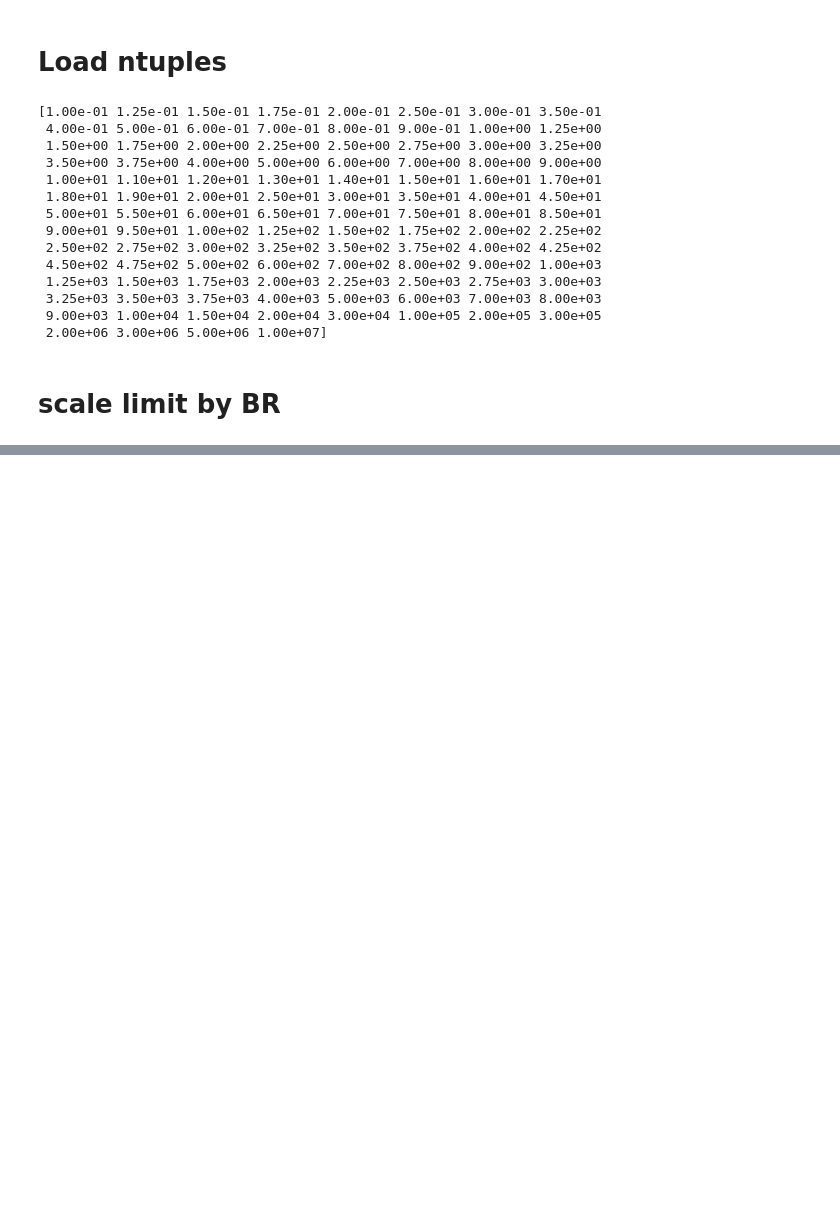
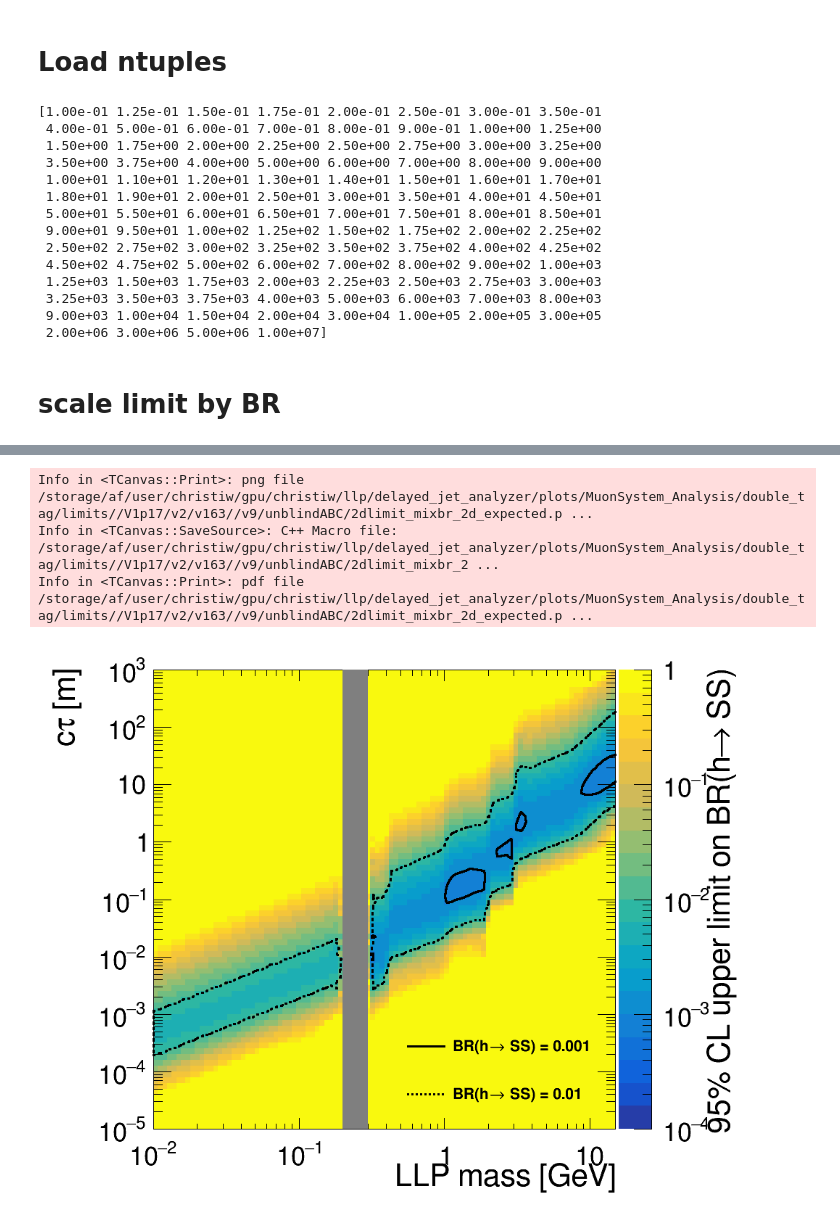
Before and after one commit to cms-lpc-llp/delayed_jet_analyzer, a Jupyter notebook: plot_scripts/MuonSystem_Analysis/combination/2tag/MuonSystem_plots-limitPlot-2d-mixbr.ipynb, the cells around one changed output, grey strips where cells are left out. Saved outputs shown, nothing was run; the diff lists cells and outputs as text; code cells hidden in the pictures; blank space fills up the shorter version.

```diff
--- a/plot_scripts/MuonSystem_Analysis/combination/2tag/MuonSystem_plots-limitPlot-2d-mixbr.ipynb
+++ b/plot_scripts/MuonSystem_Analysis/combination/2tag/MuonSystem_plots-limitPlot-2d-mixbr.ipynb
@@ -393,0 +399,37 @@ Warning in <TCanvas::Constructor>: Deleting canvas with same name: c
+# %%
+
+
+
+leg = rt.TLegend(0.5,0.15,0.8,0.32)
+
+leg.SetFillStyle(0)
+
+leg.SetTextSize(0.03)
+leg.SetBorderSize(0)
+rt.gStyle.SetLegendFillColor(1)
+leg.SetEntrySeparation(0.01)
+
+
+for i in range(len(cont_gr)):
+    leg.AddEntry(cont_gr[i],'BR(h#rightarrow SS) = '+str(contours[i]), 'L')
+
+b.SetFillColor(14)
+# b.SetFillColorAlpha(15,1)
+b.Draw('fsame')
+leg.Draw()
+c.Draw()
+
+output_dir = '/storage/af/user/christiw/gpu/christiw/llp/delayed_jet_analyzer/plots/MuonSystem_Analysis/double_tag/limits/'+version+'/'+dc_version+'/'+unblind+'/'
+if not os.path.isdir(output_dir):os.makedirs(output_dir)
+name = output_dir+'2dlimit_mixbr'
+
+
+#     print(name)
+c.SaveAs(name+'_2d_expected.png')
+c.SaveAs(name+'_2d_expected.C')
+c.SaveAs(name+'_2d_expected.pdf')
+# %% [output]
+Info in <TCanvas::Print>: png file /storage/af/user/christiw/gpu/christiw/llp/delayed_jet_analyzer/plots/MuonSystem_Analysis/double_tag/limits//V1p17/v2/v163//v9/unblindABC/2dlimit_mixbr_2d_expected.p ...
+Info in <TCanvas::SaveSource>: C++ Macro file: /storage/af/user/christiw/gpu/christiw/llp/delayed_jet_analyzer/plots/MuonSystem_Analysis/double_tag/limits//V1p17/v2/v163//v9/unblindABC/2dlimit_mixbr_2 ...
+Info in <TCanvas::Print>: pdf file /storage/af/user/christiw/gpu/christiw/llp/delayed_jet_analyzer/plots/MuonSystem_Analysis/double_tag/limits//V1p17/v2/v163//v9/unblindABC/2dlimit_mixbr_2d_expected.p ...
+[figure, added]
```
Also changed, not shown: parts of 1 cell of this notebook, 40 other files.
